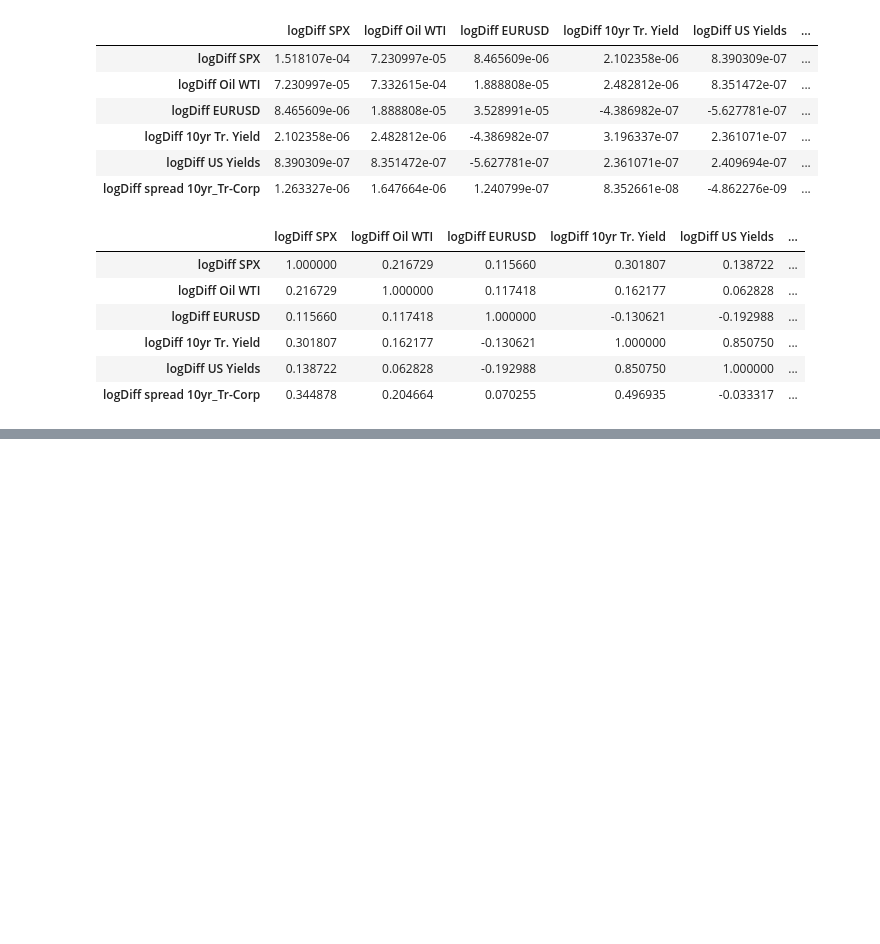
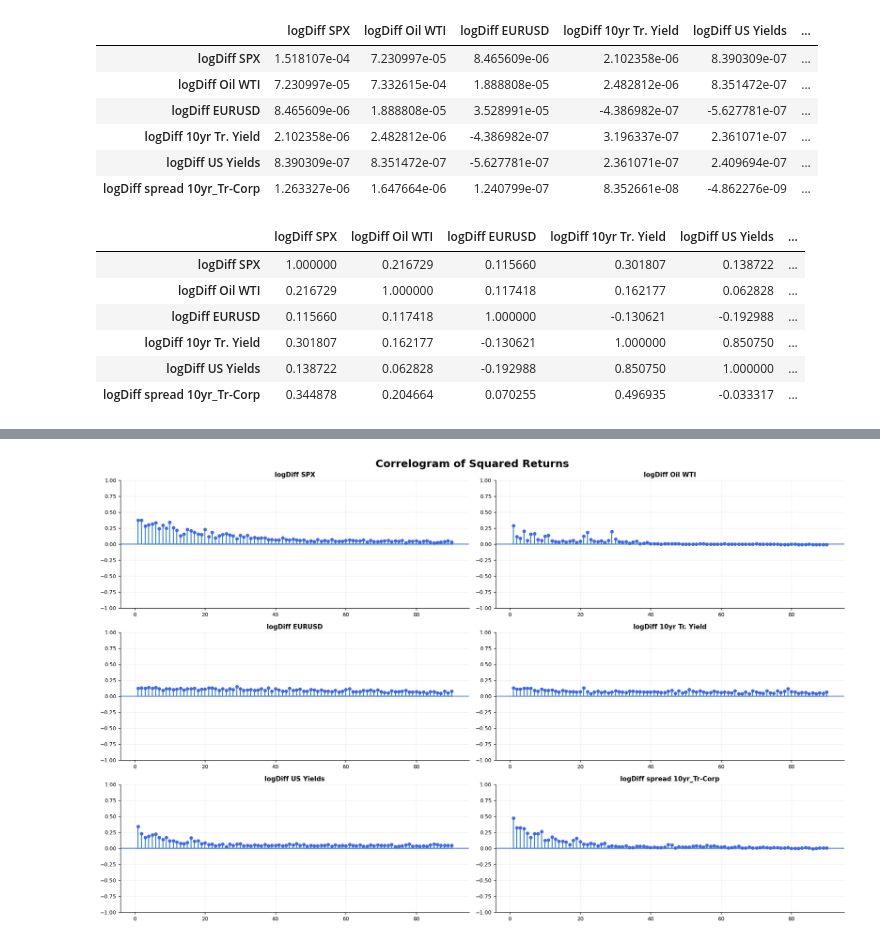
Before and after one commit to gaussianWolf/Group_Projectwork_Econometrics, a Jupyter notebook: src/question1.ipynb, the cells around one changed output, grey strips where cells are left out. Saved outputs shown, nothing was run; the diff lists cells and outputs as text; code cells hidden in the pictures; blank space fills up the shorter version.

```diff
--- a/src/question1.ipynb
+++ b/src/question1.ipynb
@@ -189,0 +238,8 @@ pdf(log_eq_idx.diff())
+# %%
+# Plot Settings
+nrows = 3
+ncols = 2
+fig, axs = plt.subplots(nrows, ncols, figsize=(18, 12))
+plt.suptitle('Correlogram of Squared Returns', y=0.93, fontsize=18, fontweight='bold')
+# %% [output]
+[figure, added]
```
Also changed, not shown: parts of 5 cells of this notebook.
